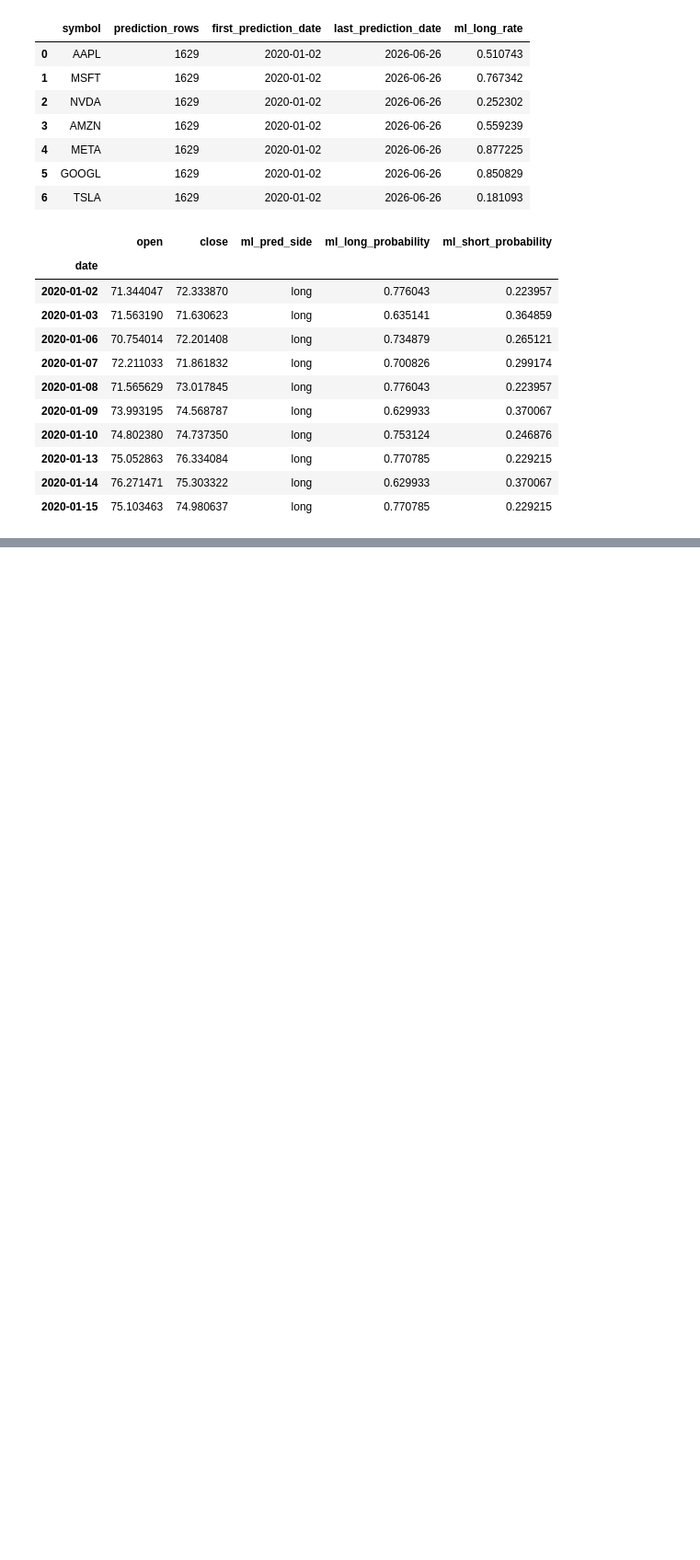
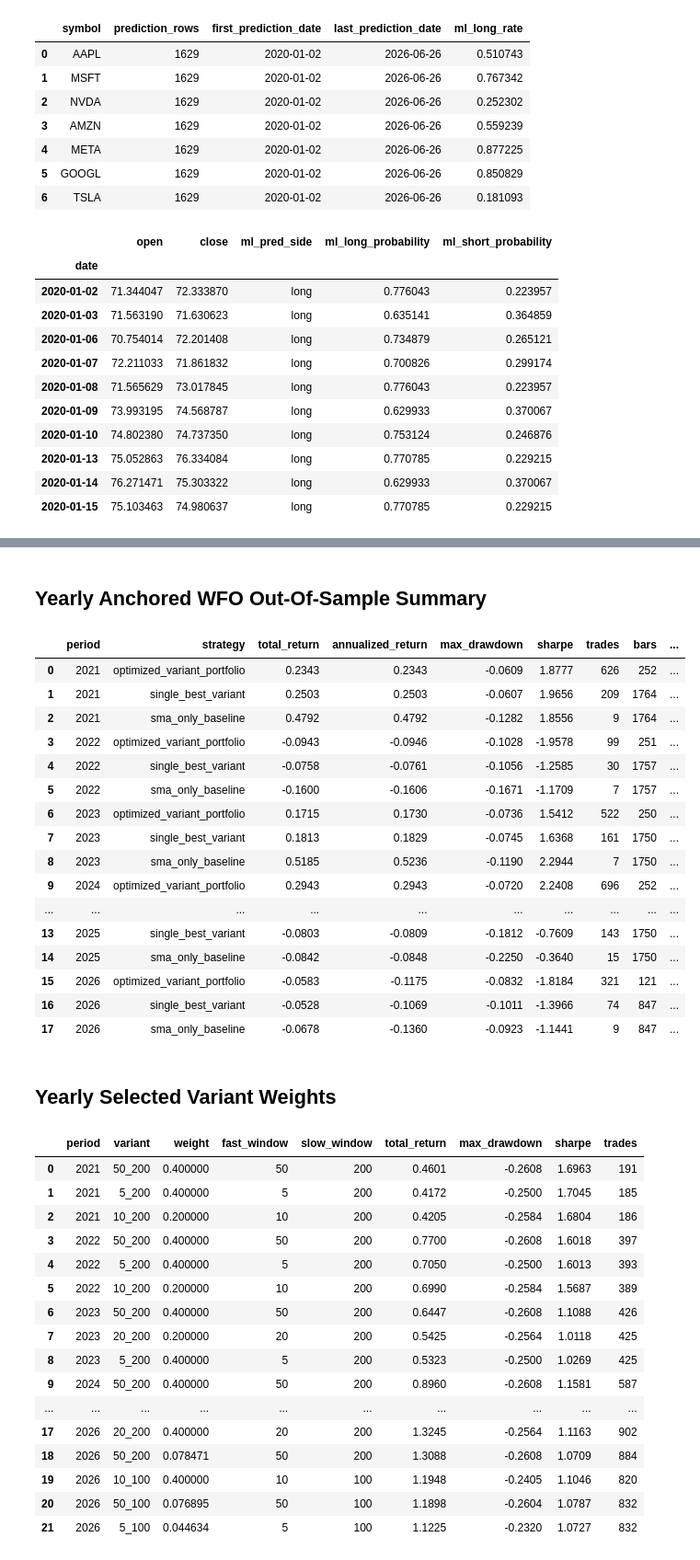
Before and after one commit to quantarb/quant-orchestrator, a Jupyter notebook: notebooks/ml_trading/ml_filtered_sma_trading.ipynb, the cells around one changed output, grey strips where cells are left out. Shown at 92% size. Cells and saved outputs as stored; diff of their text form; code cells hidden in the pictures; blank space fills up the shorter version.

```diff
--- a/notebooks/ml_trading/ml_filtered_sma_trading.ipynb
+++ b/notebooks/ml_trading/ml_filtered_sma_trading.ipynb
@@ -245,7 +281,7 @@ The model checkpoint was generated from Treelite version 4.7.0
 def predict_symbol_frame(symbol: str) -> pd.DataFrame:
     import cudf
 
-    frame = feature_frames[symbol].loc[BACKTEST_START:, :].copy()
+    frame = feature_frames[symbol].loc[WFO_START:, :].copy()
     frame = frame.dropna(subset=ML_FEATURE_COLUMNS).copy()
     x_np = ml_scaler.transform(frame[ML_FEATURE_COLUMNS]).astype("float32")
     x_gpu = cudf.DataFrame(pd.DataFrame(x_np, columns=ML_FEATURE_COLUMNS))
@@ -412,18 +444 @@ def run_portfolio_backtest(*, fast_window: int, slow_window: int, use_ml_filter:
     }
-# %%
-parameter_grid = [(fast, slow) for fast, slow in itertools.product(FAST_WINDOWS, SLOW_WINDOWS) if fast < slow]
-optimization_rows = []
-optimization_runs = {}
-
-for fast_window, slow_window in parameter_grid:
-    run = run_portfolio_backtest(fast_window=fast_window, slow_window=slow_window, use_ml_filter=True)
-    row = run["portfolio_summary"].iloc[0].to_dict()
-    optimization_rows.append(row)
-    optimization_runs[(fast_window, slow_window)] = run
-
-optimization_table = pd.DataFrame(optimization_rows).sort_values(
-    ["performance_score", "sharpe", "total_return"],
-    ascending=[False, False, False],
-).reset_index(drop=True)
-
-display(optimization_table[["fast_window", "slow_window", "total_return", "max_drawdown", "sharpe", "trades", "performance_score", "elapsed_seconds"]])
@@ -505,0 +603,58 @@ display(
+# %%
+wfo_summary_rows = []
+weights_rows = []
+for result in wfo_results:
+    period = result["period"]["period"]
+    weighted = result["weighted_oos"]["summary"].assign(strategy="optimized_variant_portfolio")
+    best = result["best_oos"]["portfolio_summary"].assign(strategy="single_best_variant", period=period)
+    baseline = result["baseline_oos"]["portfolio_summary"].assign(strategy="sma_only_baseline", period=period)
+    wfo_summary_rows.extend([weighted, best, baseline])
+    weights = result["weights_table"].copy()
+    weights["period"] = period
+    weights_rows.append(weights)
+
+wfo_summary = pd.concat(wfo_summary_rows, ignore_index=True)
+wfo_weights = pd.concat(weights_rows, ignore_index=True)
+
+display(Markdown("## Yearly Anchored WFO Out-Of-Sample Summary"))
+display(wfo_summary[["period", "strategy", "total_return", "annualized_return", "max_drawdown", "sharpe", "trades", "bars", "performance_score"]])
+
+display(Markdown("## Yearly Selected Variant Weights"))
+display(wfo_weights[["period", "variant", "weight", "fast_window", "slow_window", "total_return", "max_drawdown", "sharpe", "trades"]])
+# %% [output]
+## Yearly Anchored WFO Out-Of-Sample Summary
+|  | period | strategy | total_return | annualized_return | max_drawdown | sharpe | trades | bars | ... |
+| 0 | 2021 | optimized_variant_portfolio | 0.2343 | 0.2343 | -0.0609 | 1.8777 | 626 | 252 | ... |
+| 1 | 2021 | single_best_variant | 0.2503 | 0.2503 | -0.0607 | 1.9656 | 209 | 1764 | ... |
+| 2 | 2021 | sma_only_baseline | 0.4792 | 0.4792 | -0.1282 | 1.8556 | 9 | 1764 | ... |
+| 3 | 2022 | optimized_variant_portfolio | -0.0943 | -0.0946 | -0.1028 | -1.9578 | 99 | 251 | ... |
+| 4 | 2022 | single_best_variant | -0.0758 | -0.0761 | -0.1056 | -1.2585 | 30 | 1757 | ... |
+| 5 | 2022 | sma_only_baseline | -0.1600 | -0.1606 | -0.1671 | -1.1709 | 7 | 1757 | ... |
+| 6 | 2023 | optimized_variant_portfolio | 0.1715 | 0.1730 | -0.0736 | 1.5412 | 522 | 250 | ... |
+| 7 | 2023 | single_best_variant | 0.1813 | 0.1829 | -0.0745 | 1.6368 | 161 | 1750 | ... |
+| 8 | 2023 | sma_only_baseline | 0.5185 | 0.5236 | -0.1190 | 2.2944 | 7 | 1750 | ... |
+| 9 | 2024 | optimized_variant_portfolio | 0.2943 | 0.2943 | -0.0720 | 2.2408 | 696 | 252 | ... |
+| ... | ... | ... | ... | ... | ... | ... | ... | ... | ... |
+| 13 | 2025 | single_best_variant | -0.0803 | -0.0809 | -0.1812 | -0.7609 | 143 | 1750 | ... |
+| 14 | 2025 | sma_only_baseline | -0.0842 | -0.0848 | -0.2250 | -0.3640 | 15 | 1750 | ... |
+| 15 | 2026 | optimized_variant_portfolio | -0.0583 | -0.1175 | -0.0832 | -1.8184 | 321 | 121 | ... |
+| 16 | 2026 | single_best_variant | -0.0528 | -0.1069 | -0.1011 | -1.3966 | 74 | 847 | ... |
+| 17 | 2026 | sma_only_baseline | -0.0678 | -0.1360 | -0.0923 | -1.1441 | 9 | 847 | ... |
+## Yearly Selected Variant Weights
+|  | period | variant | weight | fast_window | slow_window | total_return | max_drawdown | sharpe | trades |
+| 0 | 2021 | 50_200 | 0.400000 | 50 | 200 | 0.4601 | -0.2608 | 1.6963 | 191 |
+| 1 | 2021 | 5_200 | 0.400000 | 5 | 200 | 0.4172 | -0.2500 | 1.7045 | 185 |
+| 2 | 2021 | 10_200 | 0.200000 | 10 | 200 | 0.4205 | -0.2584 | 1.6804 | 186 |
+| 3 | 2022 | 50_200 | 0.400000 | 50 | 200 | 0.7700 | -0.2608 | 1.6018 | 397 |
+| 4 | 2022 | 5_200 | 0.400000 | 5 | 200 | 0.7050 | -0.2500 | 1.6013 | 393 |
+| 5 | 2022 | 10_200 | 0.200000 | 10 | 200 | 0.6990 | -0.2584 | 1.5687 | 389 |
+| 6 | 2023 | 50_200 | 0.400000 | 50 | 200 | 0.6447 | -0.2608 | 1.1088 | 426 |
+| 7 | 2023 | 20_200 | 0.200000 | 20 | 200 | 0.5425 | -0.2564 | 1.0118 | 425 |
+| 8 | 2023 | 5_200 | 0.400000 | 5 | 200 | 0.5323 | -0.2500 | 1.0269 | 425 |
+| 9 | 2024 | 50_200 | 0.400000 | 50 | 200 | 0.8960 | -0.2608 | 1.1581 | 587 |
+| ... | ... | ... | ... | ... | ... | ... | ... | ... | ... |
+| 17 | 2026 | 20_200 | 0.400000 | 20 | 200 | 1.3245 | -0.2564 | 1.1163 | 902 |
+| 18 | 2026 | 50_200 | 0.078471 | 50 | 200 | 1.3088 | -0.2608 | 1.0709 | 884 |
+| 19 | 2026 | 10_100 | 0.400000 | 10 | 100 | 1.1948 | -0.2405 | 1.1046 | 820 |
+| 20 | 2026 | 50_100 | 0.076895 | 50 | 100 | 1.1898 | -0.2604 | 1.0787 | 832 |
+| 21 | 2026 | 5_100 | 0.044634 | 5 | 100 | 1.1225 | -0.2320 | 1.0727 | 832 |
```
Also changed, not shown: parts of 21 cells of this notebook, 12 other files.
